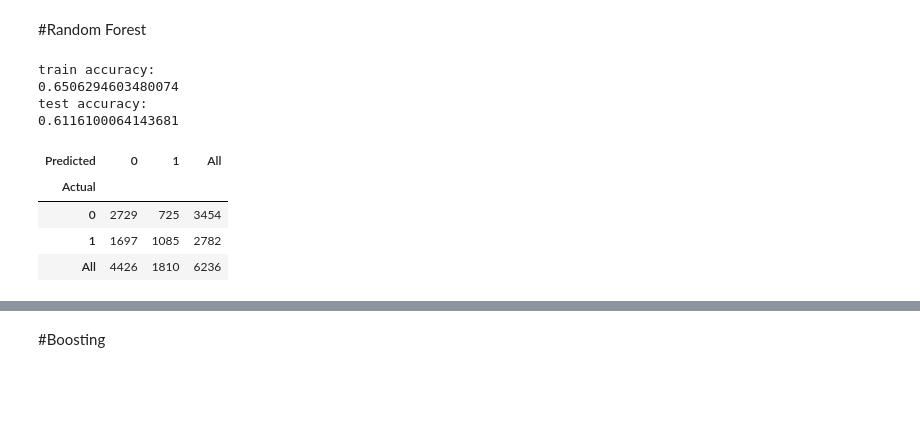
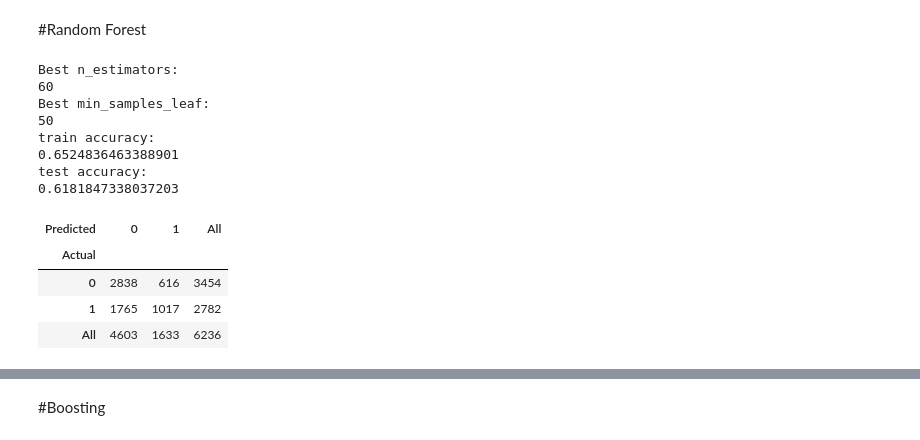
Before and after one commit to pdragojevic/Predicting-NBA-Shots, a Jupyter notebook: predicting_nba_shots.ipynb, the cells around one changed output, grey strips where cells are left out. Drawn from its saved outputs; the diff is of its cells as text; code cells hidden in the pictures; blank space fills up the shorter version.

```diff
--- a/predicting_nba_shots.ipynb
+++ b/predicting_nba_shots.ipynb
@@ -359,14 +384,4 @@ test accuracy:
 X  = new_df.drop('shot_result', axis=1)
 y = new_df['shot_result']
 
-X_train, X_test, y_train, y_test = train_test_split(X, y, test_size=0.05, random_state=42)
+X_train, X_test, y_train, y_test = train_test_split(X, y, test_size=0.1, random_state=42)
-# %%
-neural_network1_model = Sequential()
-neural_network1_model.add(Dense(50, input_dim=13, activation="sigmoid"))
-neural_network1_model.add(Dense(2, activation=" sigmoid"))
-neural_network1_model.compile(loss='categorical_crossentropy')
-
-
-neural_network2_model = Sequential()
-neural_network2_model.add(Dense(50, input_dim=13, activation="relu"))
-neural_network2_model.add(Dense(2, activation=" sigmoid"))
@@ -408,25 +531,42 @@ y = new_df['shot_result']
 
 X_train, X_test, y_train, y_test = train_test_split(X, y, test_size=0.05, random_state=42)
 # %%
-random_forest_model = RandomForestClassifier(min_samples_leaf=50)
+best_score = 0
+for n_estimators in [60,80,100]:
+  for min_samples_leaf in [30, 50, 70]:
+    random_forest_model = RandomForestClassifier(n_estimators=n_estimators, min_samples_leaf=min_samples_leaf)
+    random_forest_model.fit(X_train, y_train)
+    predict_results = random_forest_model.predict(X_test)
+    score = random_forest_model.score(X_test, y_test)
+    if score > best_score:
+      best_n_estimators = n_estimators
+      best_min_samples_leaf = min_samples_leaf
+      best_model = random_forest_model
+      best_score = score
+      best_predict_results = predict_results
 
-random_forest_model.fit(X_train, y_train)
 
-predict_results = random_forest_model.predict(X_test)
+print("Best n_estimators:")
+print(best_n_estimators)
+print("Best min_samples_leaf:")
+print(best_min_samples_leaf)
+print('train accuracy:')
+print(best_model.score(X_train, y_train))
+print('test accuracy:')
+print(best_score)
 
-print('train accuracy:')
-print(random_forest_model.score(X_train, y_train))
-print('test accuracy:')
-print(random_forest_model.score(X_test, y_test))
-
-pd.crosstab(y_test, predict_results, rownames = ['Actual'], colnames =['Predicted'], margins = True)
+pd.crosstab(y_test, best_predict_results, rownames = ['Actual'], colnames =['Predicted'], margins = True)
 # %% [output]
+Best n_estimators:
+60
+Best min_samples_leaf:
+50
 train accuracy:
-0.6506294603480074
+0.6524836463388901
 test accuracy:
-0.6116100064143681
+0.6181847338037203
 | Predicted | 0 | 1 | All |
 | Actual |  |  |  |
-| 0 | 2729 | 725 | 3454 |
-| 1 | 1697 | 1085 | 2782 |
-| All | 4426 | 1810 | 6236 |
+| 0 | 2838 | 616 | 3454 |
+| 1 | 1765 | 1017 | 2782 |
+| All | 4603 | 1633 | 6236 |
```
Also changed, not shown: parts of 8 cells of this notebook.
